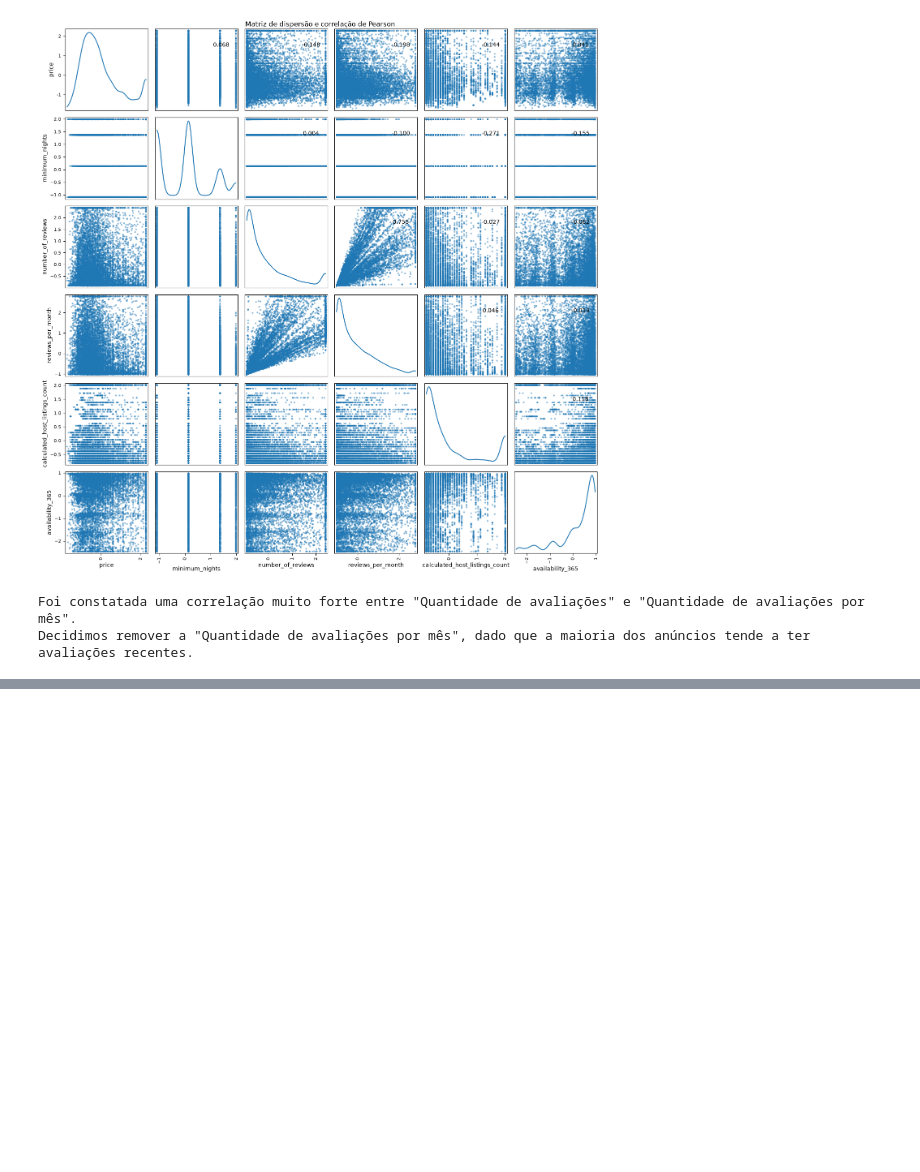
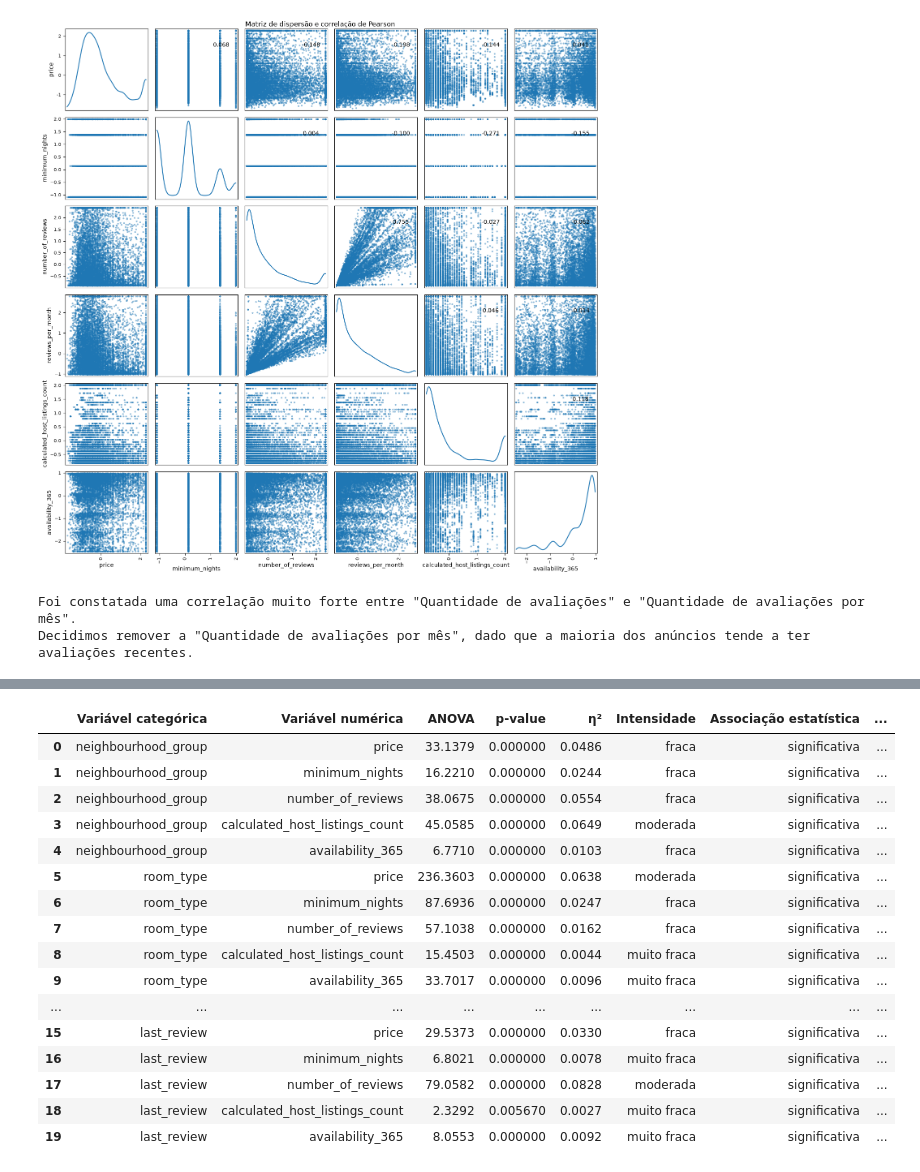
Before and after one commit to gabdumal/data_mining, a Jupyter notebook: assignment_2/main.ipynb, the cells around one changed output, grey strips where cells are left out. Drawn from its saved outputs; the diff is of its cells as text; code cells hidden in the pictures; blank space fills up the shorter version.

```diff
--- a/assignment_2/main.ipynb
+++ b/assignment_2/main.ipynb
@@ -1019,6 +1006,13 @@ print(
 )
 
 df9 = df9.drop(columns=["reviews_per_month"])
+numeric_columns = [
+    "price",
+    "minimum_nights",
+    "number_of_reviews",
+    "calculated_host_listings_count",
+    "availability_365",
+]
 # %% [output]
 Análise de correlações
 
@@ -1122,0 +1347,56 @@ Variáveis dependentes (rejeita-se H0)
+# %%
+print(
+    f'Um anúncio com {open_bold}0 avaliações{close_bold} terá sempre a data da última avaliação como {open_bold}"no_reviews"{close_bold}.\nÉ interessante repetir a análise desconsiderando essas entradas.'
+)
+
+# ============================================================
+# Testando todas as combinações
+# ============================================================
+
+results = []
+
+for categorical_column, numeric_column in product(categorical_columns, numeric_columns):
+    # --------------------------------------------------------
+    # Caso específico:
+    # last_review × number_of_reviews
+    #
+    # Removemos "no_reviews", pois essa categoria implica
+    # number_of_reviews = 0 por definição.
+    # --------------------------------------------------------
+
+    if categorical_column == "last_review" and numeric_column == "number_of_reviews":
+        data = df9[df9["last_review"] != "no_reviews"].copy()
+
+    else:
+        data = df9.copy()
+
+    # --------------------------------------------------------
+    # ANOVA
+    # --------------------------------------------------------
+
+    result = anova_test(data, categorical_column, numeric_column)
+
+    results.append(result)
+
+
+# ============================================================
+# DataFrame com os resultados
+# ============================================================
+
+results_df = pd.DataFrame(results)
+
+
+# ============================================================
+# Exibir resultados
+# ============================================================
+
+display(
+    results_df.style.format(
+        {
+            "ANOVA": "{:.4f}",
+            "p-value": "{:.6f}",
+            "η²": "{:.4f}",
+        }
+    )
+)
+# %% [output]
@@ -1122,0 +1405,17 @@ Variáveis dependentes (rejeita-se H0)
+|  | Variável categórica | Variável numérica | ANOVA | p-value | η² | Intensidade | Associação estatística | ... |
+| 0 | neighbourhood_group | price | 33.1379 | 0.000000 | 0.0486 | fraca | significativa | ... |
+| 1 | neighbourhood_group | minimum_nights | 16.2210 | 0.000000 | 0.0244 | fraca | significativa | ... |
+| 2 | neighbourhood_group | number_of_reviews | 38.0675 | 0.000000 | 0.0554 | fraca | significativa | ... |
+| 3 | neighbourhood_group | calculated_host_listings_count | 45.0585 | 0.000000 | 0.0649 | moderada | significativa | ... |
+| 4 | neighbourhood_group | availability_365 | 6.7710 | 0.000000 | 0.0103 | fraca | significativa | ... |
+| 5 | room_type | price | 236.3603 | 0.000000 | 0.0638 | moderada | significativa | ... |
+| 6 | room_type | minimum_nights | 87.6936 | 0.000000 | 0.0247 | fraca | significativa | ... |
+| 7 | room_type | number_of_reviews | 57.1038 | 0.000000 | 0.0162 | fraca | significativa | ... |
+| 8 | room_type | calculated_host_listings_count | 15.4503 | 0.000000 | 0.0044 | muito fraca | significativa | ... |
+| 9 | room_type | availability_365 | 33.7017 | 0.000000 | 0.0096 | muito fraca | significativa | ... |
+| ... | ... | ... | ... | ... | ... | ... | ... | ... |
+| 15 | last_review | price | 29.5373 | 0.000000 | 0.0330 | fraca | significativa | ... |
+| 16 | last_review | minimum_nights | 6.8021 | 0.000000 | 0.0078 | muito fraca | significativa | ... |
+| 17 | last_review | number_of_reviews | 79.0582 | 0.000000 | 0.0828 | moderada | significativa | ... |
+| 18 | last_review | calculated_host_listings_count | 2.3292 | 0.005670 | 0.0027 | muito fraca | significativa | ... |
+| 19 | last_review | availability_365 | 8.0553 | 0.000000 | 0.0092 | muito fraca | significativa | ... |
```
Also changed, not shown: parts of 8 cells of this notebook, 1 other file.
